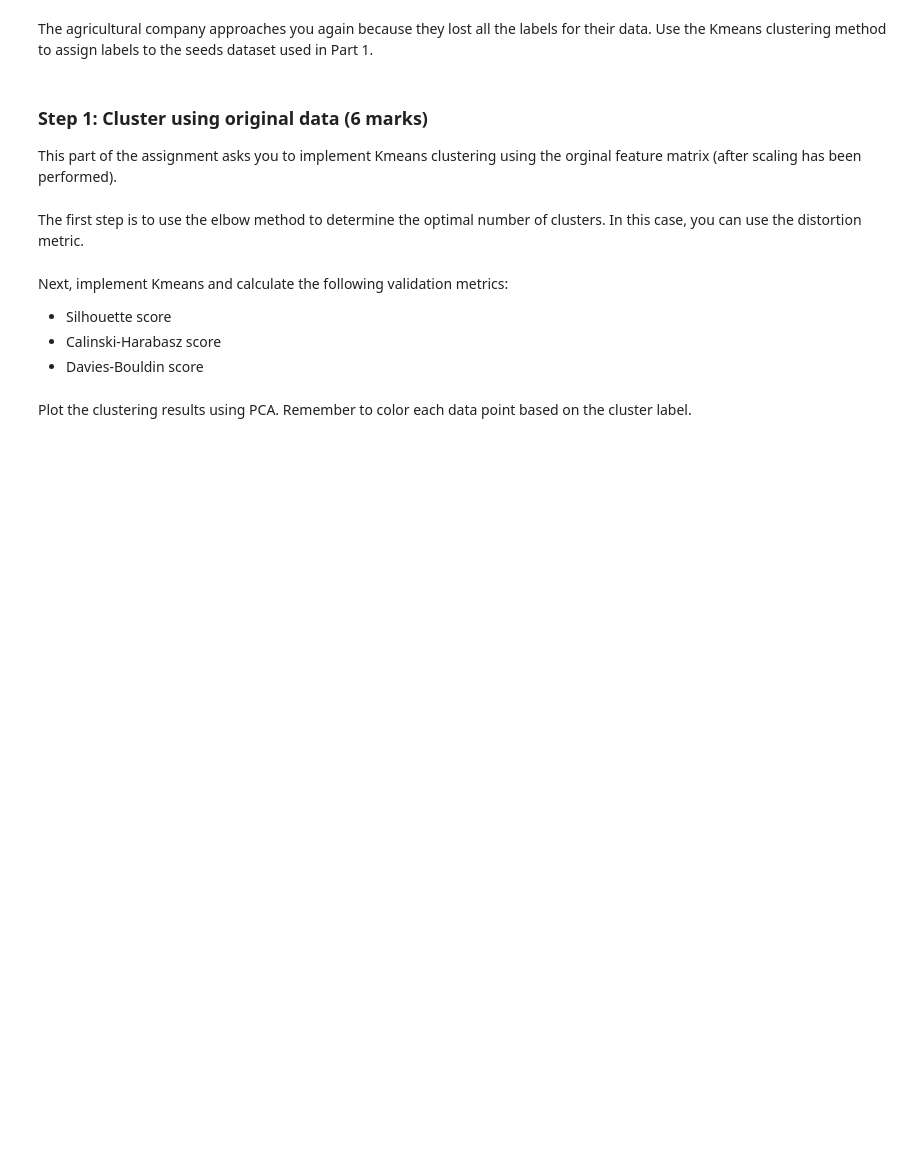
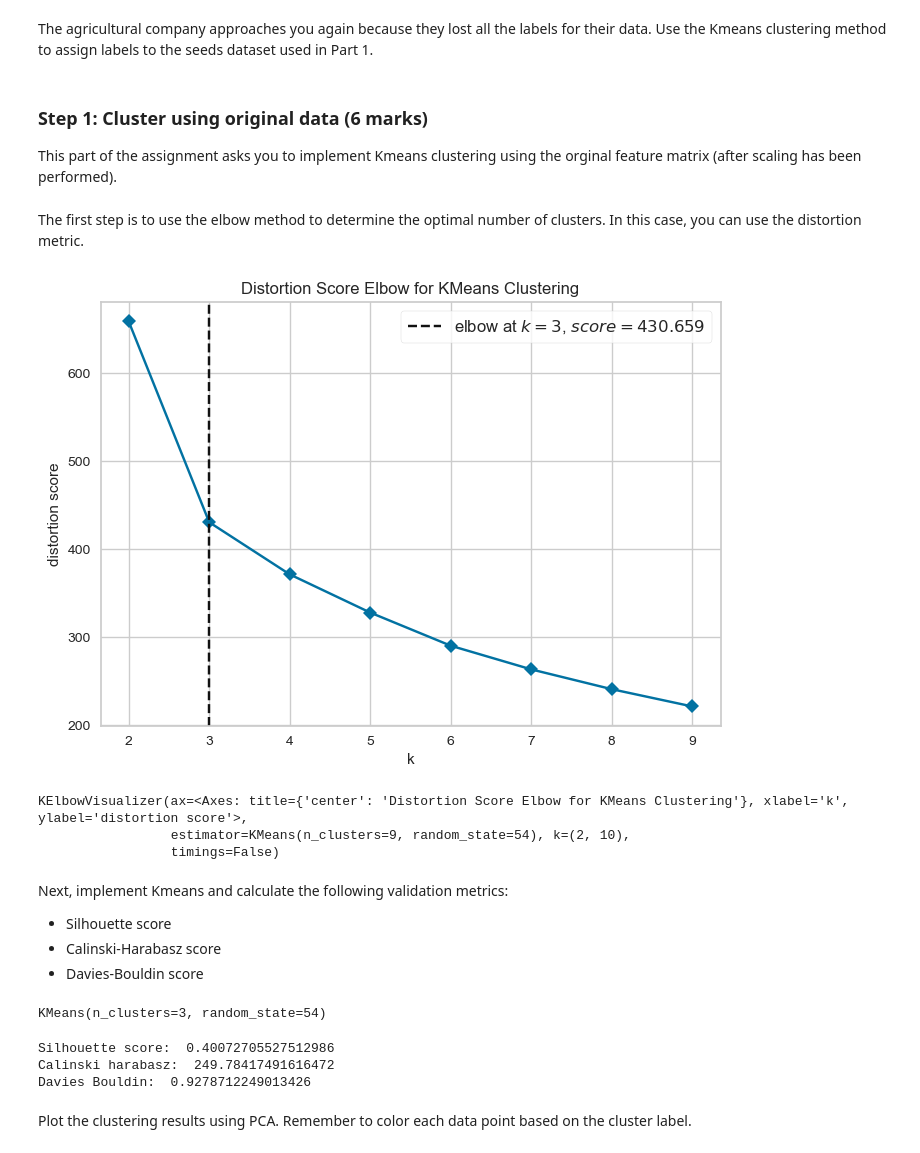
Before and after one commit to ESDiep/ENSF611-a5, a Jupyter notebook: Assignment 5_final.ipynb, the cells around one changed output. Cells and saved outputs as stored; diff of their text form; code cells hidden in the pictures; blank space fills up the shorter version.

```diff
--- a/Assignment 5_final.ipynb
+++ b/Assignment 5_final.ipynb
@@ -173,10 +208,21 @@ The agricultural company approaches you again because they lost all the labels f
 This part of the assignment asks you to implement Kmeans clustering using the orginal feature matrix (after scaling has been performed).
 # %%
 # TODO: Scale feature matrix
+scaler.fit(X)
+X_scaled = scaler.transform(X)
 # %% [markdown]
 The first step is to use the elbow method to determine the optimal number of clusters. In this case, you can use the distortion metric.
 # %%
 # TODO: Use the elbow method to determine the optimal number of clusters
+from yellowbrick.cluster.elbow import kelbow_visualizer
+kelbow_visualizer(KMeans(random_state=54), X_scaled, k=(2,10),
+                  metric='distortion',
+                 timings=False)
+# %% [output]
+[figure, added]
+KElbowVisualizer(ax=<Axes: title={'center': 'Distortion Score Elbow for KMeans Clustering'}, xlabel='k', ylabel='distortion score'>,
+                 estimator=KMeans(n_clusters=9, random_state=54), k=(2, 10),
+                 timings=False)
 # %% [markdown]
 Next, implement Kmeans and calculate the following validation metrics:
 - Silhouette score
@@ -184,8 +230,33 @@ Next, implement Kmeans and calculate the following validation metrics:
 - Davies-Bouldin score
 # %%
 # TODO: Implement K-means with the number of clusters determined in the previous step
+kmeans = KMeans(n_clusters=3, random_state=54)
+kmeans.fit(X_scaled)
+# %% [output]
+KMeans(n_clusters=3, random_state=54)
 # %%
 # TODO: Calculate the three different validation metrics
+from sklearn.metrics import silhouette_score, calinski_harabasz_score, davies_bouldin_score
+
+# Get Cluster Labels
+labels = kmeans.labels_
+
+# Calculate validation metrics
+# Silhouette score
+silhouette = silhouette_score(X_scaled, labels)
+print('Silhouette score: ', silhouette)
+
+# Calinski-Harabasz score
+calinski_harabasz = calinski_harabasz_score(X_scaled, labels)
+print('Calinski harabasz: ', calinski_harabasz)
+
+# Davies-Bouldin score
+davies_bouldin = davies_bouldin_score(X_scaled, labels)
+print('Davies Bouldin: ', davies_bouldin )
+# %% [output]
+Silhouette score:  0.40072705527512986
+Calinski harabasz:  249.78417491616472
+Davies Bouldin:  0.9278712249013426
 # %% [markdown]
 Plot the clustering results using PCA. Remember to color each data point based on the cluster label.
 # %%
```
Also changed, not shown: parts of 9 cells of this notebook.
